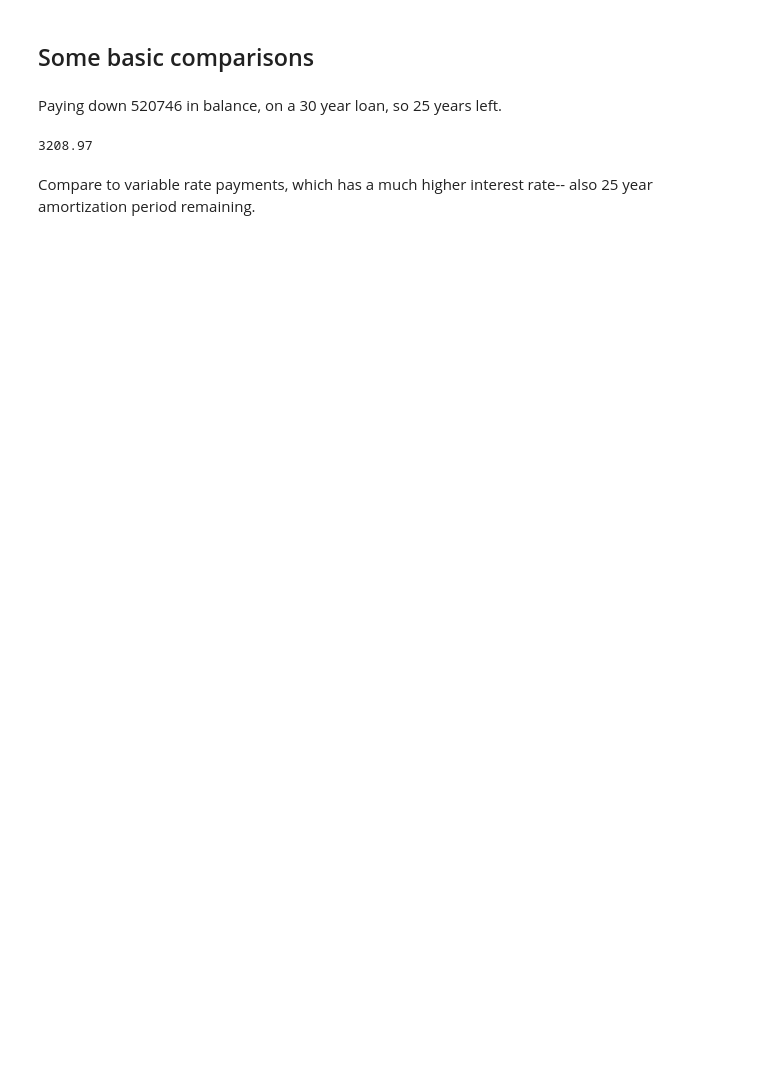
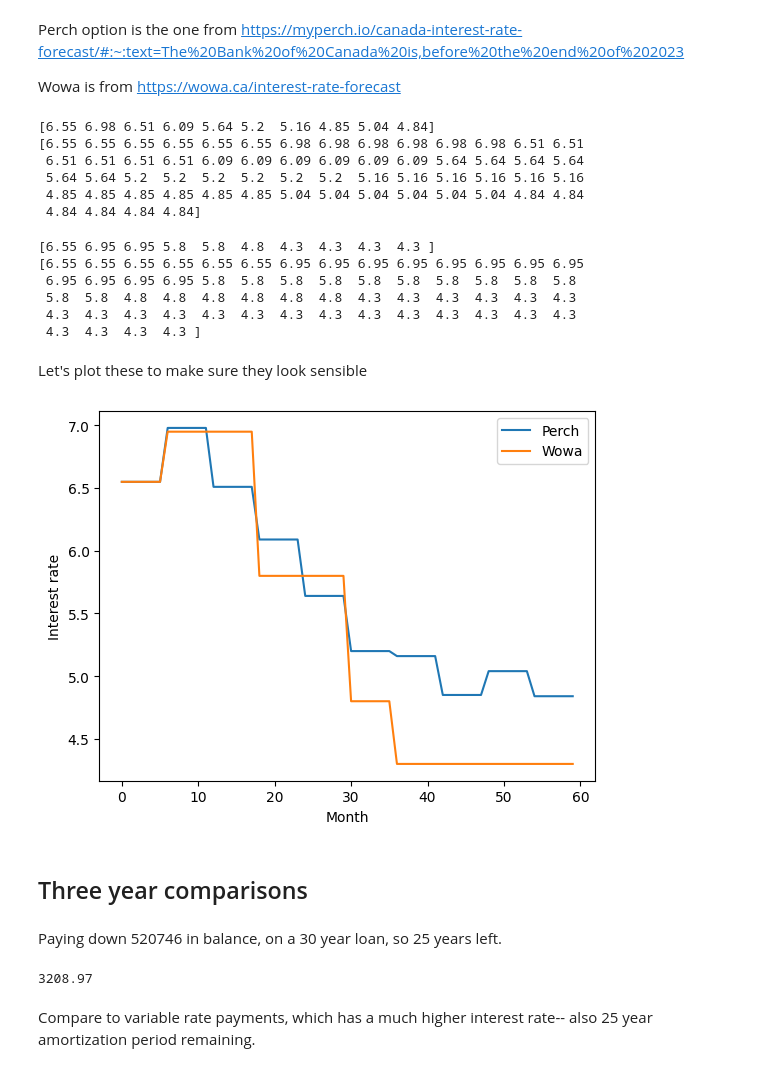
Before and after one commit to mswiatlo/mortgagecalc, a Jupyter notebook: compare_rates_july2023.ipynb, the cells around one changed output. Saved outputs shown, nothing was run; the diff lists cells and outputs as text; code cells hidden in the pictures; blank space fills up the shorter version.

```diff
--- a/compare_rates_july2023.ipynb
+++ b/compare_rates_july2023.ipynb
@@ -9,8 +9,54 @@ Currently comparing for 36 months
 # basic imports
 import calc_tools as ct
 import numpy as np
+# %% [markdown]
+Perch option is the one from https://myperch.io/canada-interest-rate-forecast/#:~:text=The%20Bank%20of%20Canada%20is,before%20the%20end%20of%202023
+
+Wowa is from https://wowa.ca/interest-rate-forecast
+# %%
+perch = [5.66, 6.09, 5.62, 5.2, 4.75, 4.31, 4.27, 3.96, 4.15, 3.95] + np.ones(10) * 0.89
+perch_rates = np.concatenate([ct.generate_flat(perch_rate, 6) for perch_rate in perch])
+print(perch)
+print(perch_rates)
+# 2023-06-30	5.66%
+# 2023-12-31	6.09%
+# 2024-06-30	5.62%
+# 2024-12-31	5.20%
+# 2025-06-30	4.75%
+# 2025-12-31	4.31%
+# 2026-06-30	4.27%
+# 2026-12-31	3.96%
+# 2027-06-30	4.15%
+# 2027-12-31	3.95%
+# 2028-06-30	4.28%
+# 2028-12-31	4.19%
+# %% [output]
+[6.55 6.98 6.51 6.09 5.64 5.2  5.16 4.85 5.04 4.84]
+[6.55 6.55 6.55 6.55 6.55 6.55 6.98 6.98 6.98 6.98 6.98 6.98 6.51 6.51
+ 6.51 6.51 6.51 6.51 6.09 6.09 6.09 6.09 6.09 6.09 5.64 5.64 5.64 5.64
+ 5.64 5.64 5.2  5.2  5.2  5.2  5.2  5.2  5.16 5.16 5.16 5.16 5.16 5.16
+ 4.85 4.85 4.85 4.85 4.85 4.85 5.04 5.04 5.04 5.04 5.04 5.04 4.84 4.84
+ 4.84 4.84 4.84 4.84]
+# %%
+wowa = [6.7, 7.1, 7.1, 5.95, 5.95, 4.95, 4.45, 4.45, 4.45, 4.45] - np.ones(10) * 0.15
+wowa_rates = np.concatenate([ct.generate_flat(wowa_rate, 6) for wowa_rate in wowa])
+print(wowa)
+print(wowa_rates)
+# %% [output]
+[6.55 6.95 6.95 5.8  5.8  4.8  4.3  4.3  4.3  4.3 ]
+[6.55 6.55 6.55 6.55 6.55 6.55 6.95 6.95 6.95 6.95 6.95 6.95 6.95 6.95
+ 6.95 6.95 6.95 6.95 5.8  5.8  5.8  5.8  5.8  5.8  5.8  5.8  5.8  5.8
+ 5.8  5.8  4.8  4.8  4.8  4.8  4.8  4.8  4.3  4.3  4.3  4.3  4.3  4.3
+ 4.3  4.3  4.3  4.3  4.3  4.3  4.3  4.3  4.3  4.3  4.3  4.3  4.3  4.3
+ 4.3  4.3  4.3  4.3 ]
+# %% [markdown]
+Let's plot these to make sure they look sensible
+# %%
+ct.plot_vs_time([perch_rates, wowa_rates], ['Perch', 'Wowa'], ylabel='Interest rate')
+# %% [output]
+[figure, added]
 # %% [markdown]
-## Some basic comparisons
+## Three year comparisons
 # %% [markdown]
 Paying down 520746 in balance, on a 30 year loan, so 25 years left.
 # %%
```
Also changed, not shown: parts of 43 cells of this notebook.
